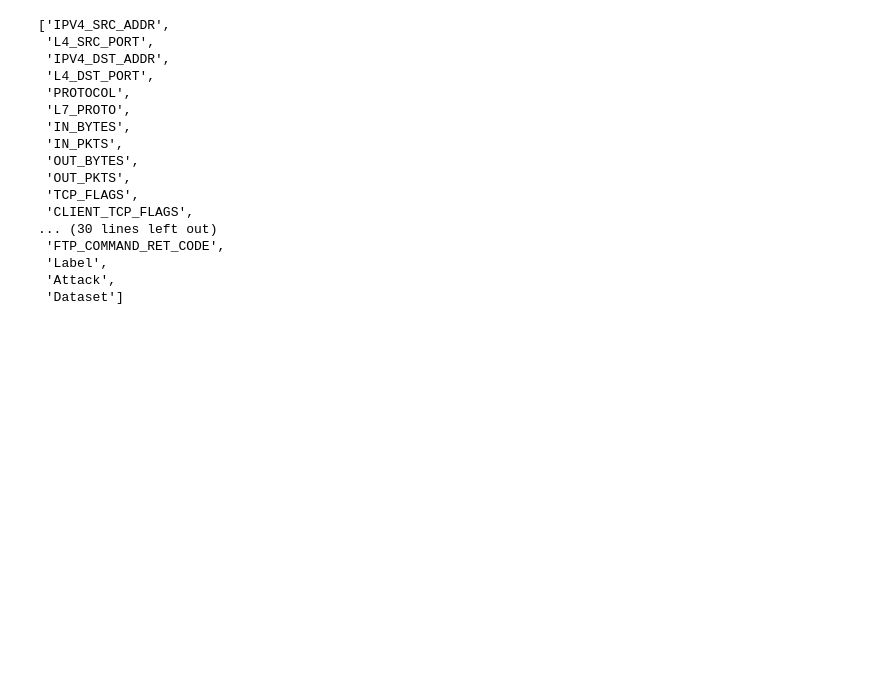
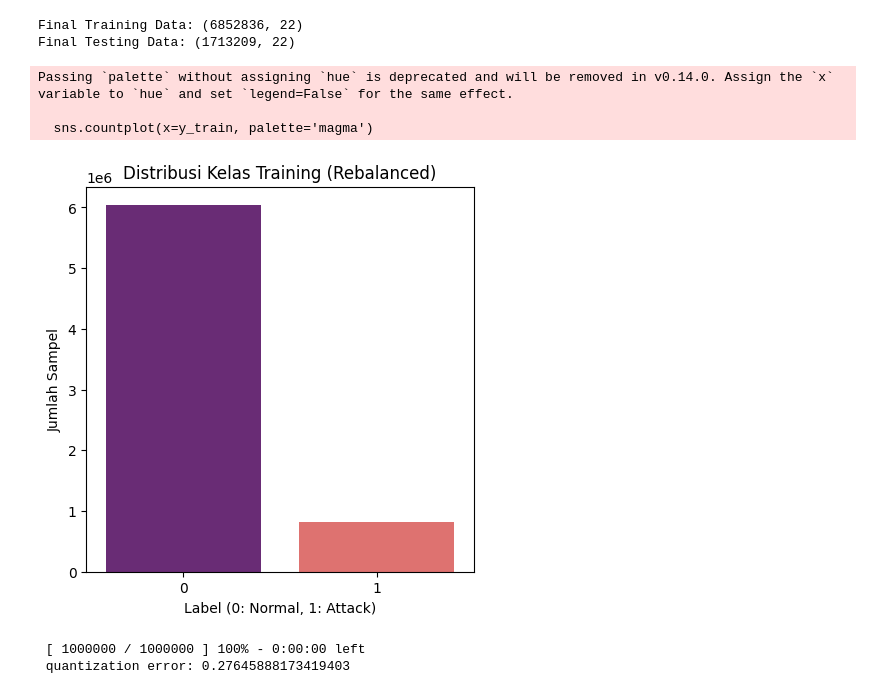
Before and after one commit to n0thing19/NIDS, a Jupyter notebook: notebooks/prototype.ipynb, the cells around one changed output. Saved outputs shown, nothing was run; the diff lists cells and outputs as text; code cells hidden in the pictures; blank space fills up the shorter version.

```diff
--- a/notebooks/prototype.ipynb
+++ b/notebooks/prototype.ipynb
@@ -25,7 +46,7 @@
 # %%
 import pandas as pd
+import numpy as np
 
-df = pd.read_csv('../data/NF-UQ-NIDS-v2-sampled-10.csv')
-
-# df.head()
+# Load dataset yang sudah di-rebalance
+df = pd.read_csv('../data/NF-UQ-NIDS-v2-rebalanced.csv')
 # %%
@@ -63,31 +94,51 @@ features_final = [
 # %%
-X = df[features_final]
-y = df['Label']
+from sklearn.model_selection import train_test_split
+
+X_train, X_test, y_train, y_test = train_test_split(
+    X_scaled, y.values,
+    test_size=0.2,
+    random_state=42,
+    stratify=y.values
+)
+
+print(f"Final Training Data: {X_train.shape}")
+print(f"Final Testing Data: {X_test.shape}")
+# %% [output]
+Final Training Data: (6852836, 22)
+Final Testing Data: (1713209, 22)
 # %%
-df.columns.tolist()
+import matplotlib.pyplot as plt
+import seaborn as sns
+
+plt.figure(figsize=(5, 5))
+sns.countplot(x=y_train, palette='magma')
+plt.title('Distribusi Kelas Training (Rebalanced)')
+plt.ylabel('Jumlah Sampel')
+plt.xlabel('Label (0: Normal, 1: Attack)')
+plt.show()
 # %% [output]
-['IPV4_SRC_ADDR',
- 'L4_SRC_PORT',
- 'IPV4_DST_ADDR',
- 'L4_DST_PORT',
- 'PROTOCOL',
- 'L7_PROTO',
- 'IN_BYTES',
- 'IN_PKTS',
- 'OUT_BYTES',
- 'OUT_PKTS',
- 'TCP_FLAGS',
- 'CLIENT_TCP_FLAGS',
-... (30 lines left out)
- 'FTP_COMMAND_RET_CODE',
- 'Label',
- 'Attack',
- 'Dataset']
+Passing `palette` without assigning `hue` is deprecated and will be removed in v0.14.0. Assign the `x` variable to `hue` and set `legend=False` for the same effect.
+
+  sns.countplot(x=y_train, palette='magma')
+[figure, added]
 # %%
-from sklearn.preprocessing import RobustScaler
-import numpy as np
+from minisom import MiniSom
 
-X_log = np.log1p(X)
-scaler = RobustScaler()
-X_scaled = scaler.fit_transform(X_log)
+# Bersihkan NaN/Inf jika ada sisa
+X_train = np.nan_to_num(X_train, nan=0.0, posinf=1.0, neginf=-1.0)
+X_train = X_train.astype('float32')
+
+# Subset untuk mempercepat training (opsional, sesuaikan dengan RAM)
+sample_size = min(1000000, len(X_train))
+X_train_sub = X_train[:sample_size]
+y_train_sub = y_train[:sample_size]
+
+som = MiniSom(x=15, y=15, input_len=X_train.shape[1],
+              sigma=1.5, learning_rate=0.5, random_seed=42)
+
+som.random_weights_init(X_train_sub)
+som.train_random(X_train_sub, sample_size, verbose=True)
+# %% [output]
+ [ 1000000 / 1000000 ] 100% - 0:00:00 left
+ quantization error: 0.27645888173419403
 # %%
```
Also changed, not shown: parts of 16 cells of this notebook, 4 other files.
